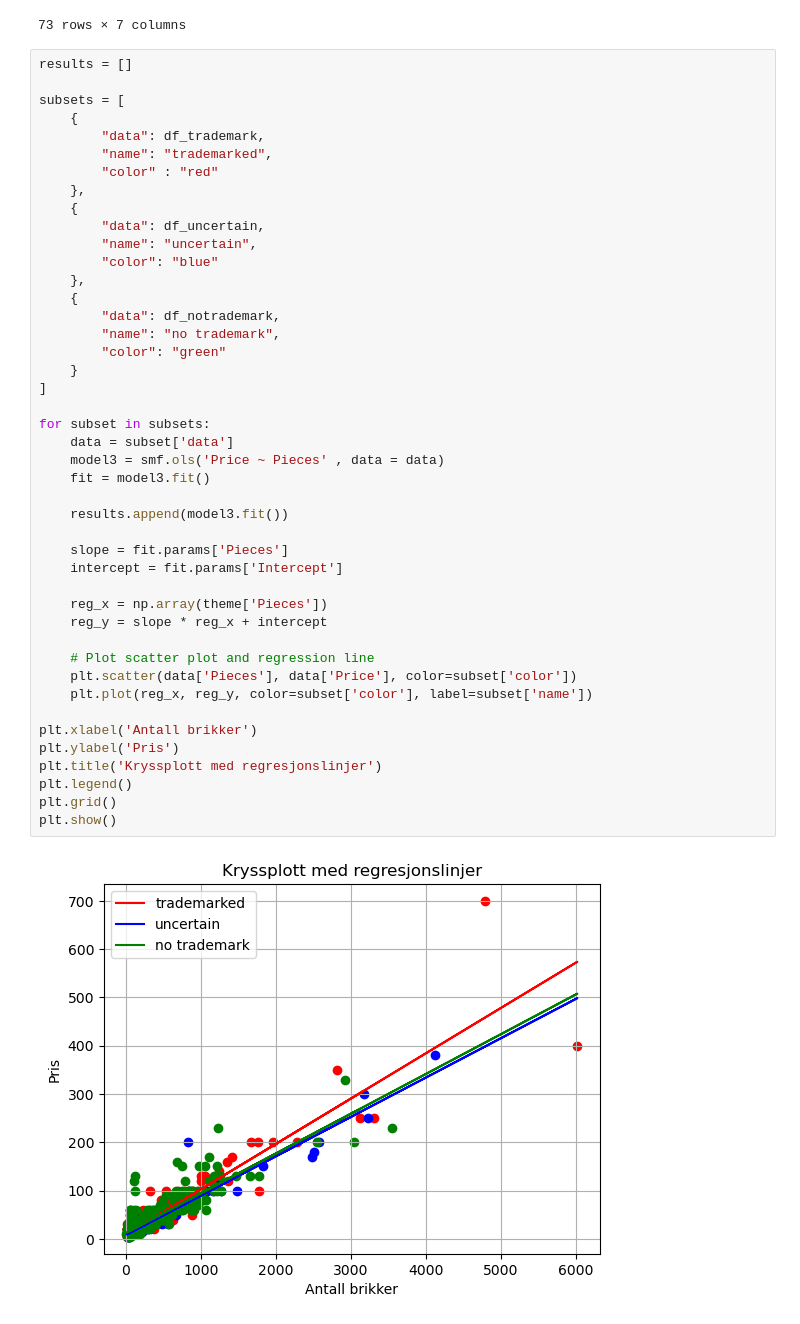
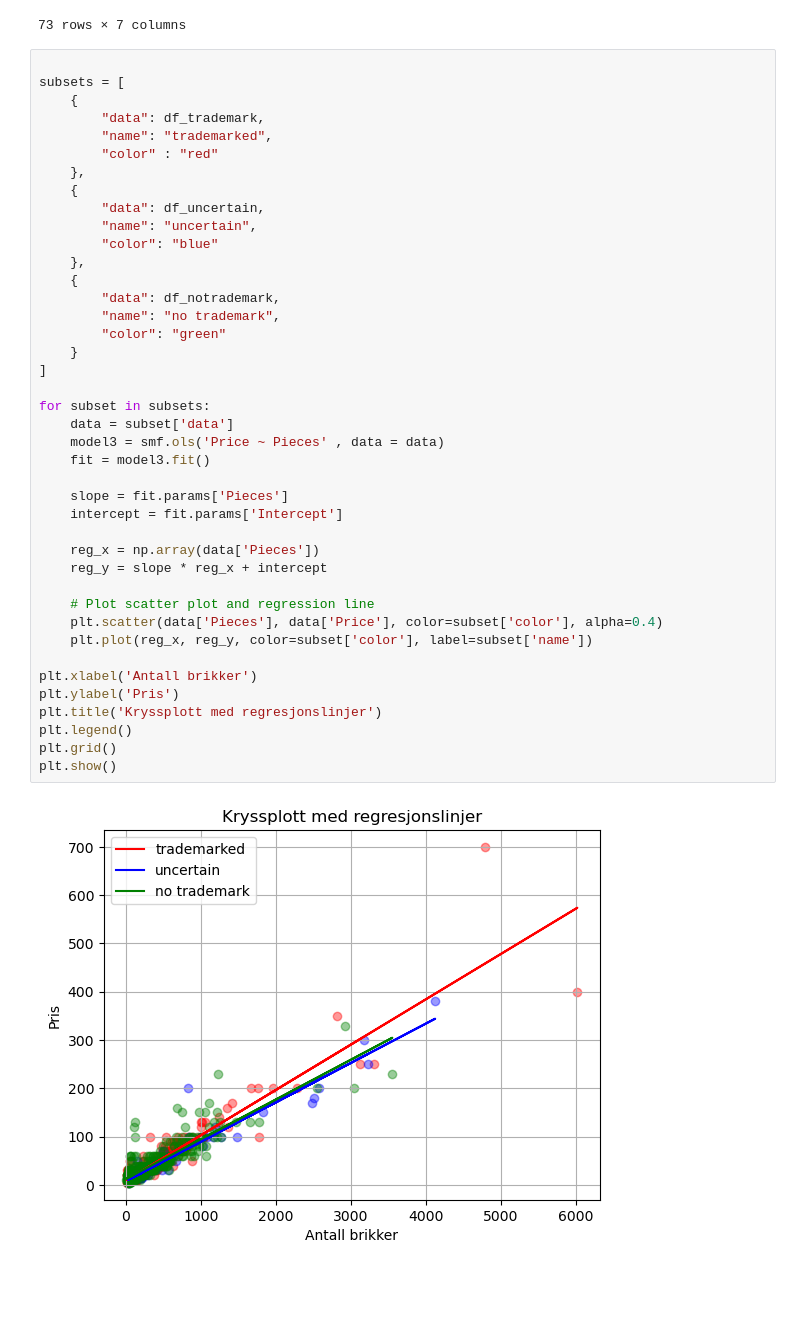
Before and after one commit to olemorud/istg1003-prosjekt, a Jupyter notebook: jupyter-notebooks/oppgv1.1.ipynb, the cells around one changed output. Drawn from its saved outputs; the diff is of its cells as text; blank space fills up the shorter version.

```diff
--- a/jupyter-notebooks/oppgv1.1.ipynb
+++ b/jupyter-notebooks/oppgv1.1.ipynb
@@ -154,7 +154,6 @@ df_uncertain
 | 1173 | Welcome to Apocalypseburg! | THE LEGO MOVIE 2 | 3178.0 | 299.99 | 452.0 | 13.0 | 692.0 |
 73 rows × 7 columns
 # %%
-results = []
 
 subsets = [
     {
@@ -167,35 +166,33 @@ subsets = [
         "name": "uncertain",
         "color": "blue"
     },
     {
         "data": df_notrademark,
         "name": "no trademark",
         "color": "green"
     }
 ]
 
 for subset in subsets:
     data = subset['data']
     model3 = smf.ols('Price ~ Pieces' , data = data)
     fit = model3.fit()
 
-    results.append(model3.fit())
-
     slope = fit.params['Pieces']
     intercept = fit.params['Intercept']
 
-    reg_x = np.array(theme['Pieces'])
+    reg_x = np.array(data['Pieces'])
     reg_y = slope * reg_x + intercept
 
     # Plot scatter plot and regression line
-    plt.scatter(data['Pieces'], data['Price'], color=subset['color'])
+    plt.scatter(data['Pieces'], data['Price'], color=subset['color'], alpha=0.4)
     plt.plot(reg_x, reg_y, color=subset['color'], label=subset['name'])
 
 plt.xlabel('Antall brikker')
 plt.ylabel('Pris')
 plt.title('Kryssplott med regresjonslinjer')
 plt.legend()
 plt.grid()
 plt.show()
 # %% [output]
-[figure, old version]
+[figure, new version]
```
